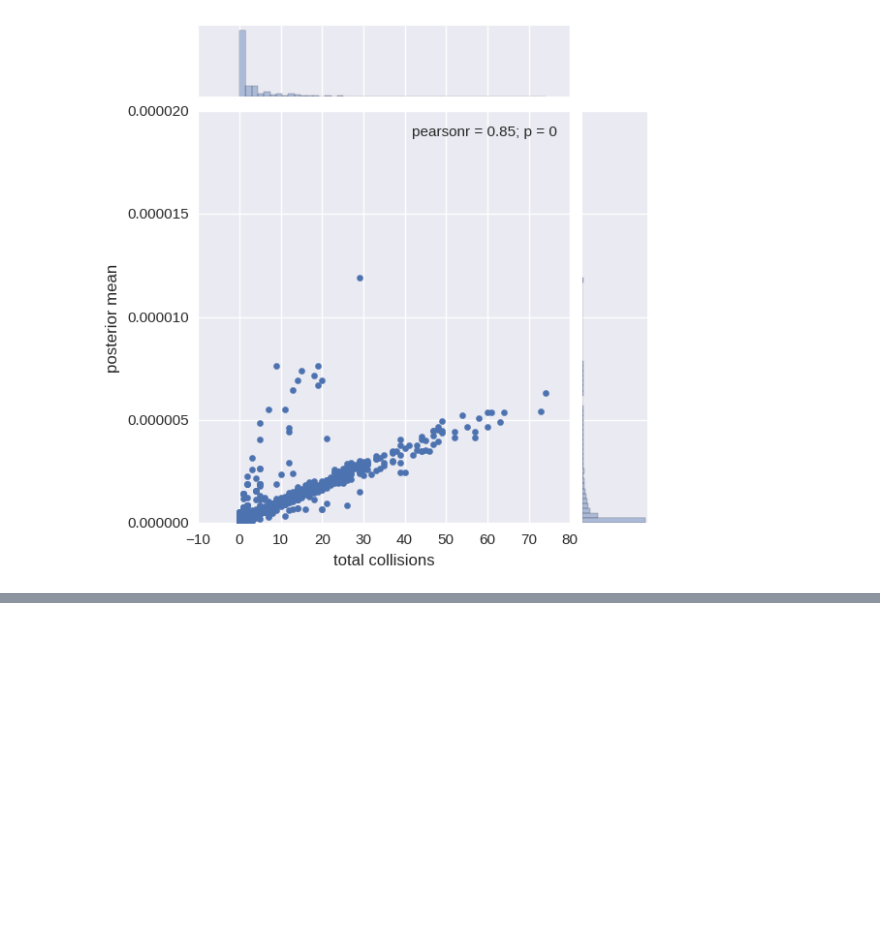
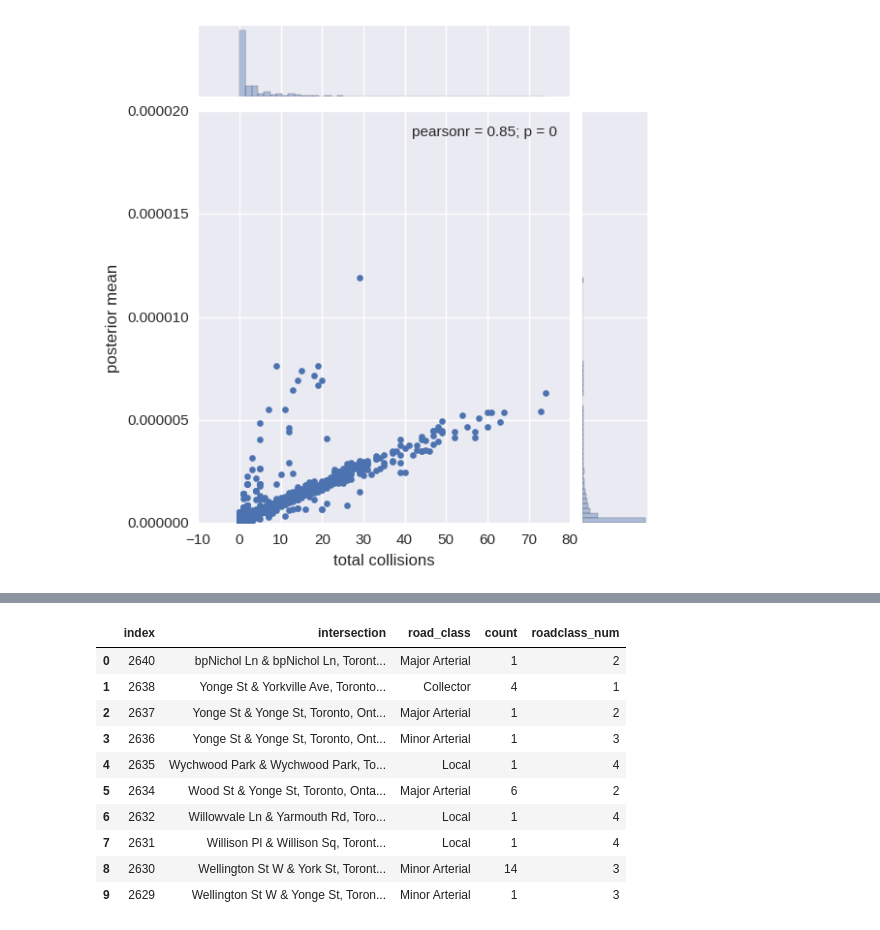
Before and after one commit to farfan92/SpringBoard-, a Jupyter notebook: CyclingProject.ipynb, the cells around one changed output, grey strips where cells are left out. Saved outputs shown, nothing was run; the diff lists cells and outputs as text; code cells hidden in the pictures; blank space fills up the shorter version.

```diff
--- a/CyclingProject.ipynb
+++ b/CyclingProject.ipynb
@@ -543,0 +649,28 @@ We will have a trained model to also compare prediction numbers. One hopes that
+# %%
+temp = result.replace(np.nan,-1)
+roadclass_df =temp.groupby(['intersection']+['road_class']) \
+            .size().to_frame('count') \
+            .reset_index().sort_values('intersection',ascending=False)
+
+#roadclass_df['road_class'] =roadclass_df['road_class'].fillna(value =elevatio_df)
+roadclass_df = roadclass_df.sort_values('count', ascending=False)
+roadclass_df = roadclass_df.replace(np.nan,-1)
+roadclass_dict = {'Collector':1, 'Major Arterial':2,'Minor Arterial':3,'Local':4, 'Laneway':5, 'Private Property':5}
+roadclass_df['roadclass_num'] = roadclass_df['road_class'].map(roadclass_dict)
+roadclass_df = roadclass_df.sort_values(by = ['intersection','roadclass_num'], ascending = True)
+roadclass_df = roadclass_df.drop_duplicates(subset='intersection', keep='first')
+roadclass_df = roadclass_df.sort_values(by='intersection', ascending= False)
+# %%
+temp = result.replace(np.nan,'unrecorded')
+elevatio_df =temp.groupby(['intersection']+['elevatio10']) \
+            .size().to_frame('count') \
+            .reset_index().sort_values('intersection',ascending=False)
+
+elevatio10_dict = {'Major':'Major Arterial', 'Minor':'Minor Arterial','Laneway':'Local'}
+elevatio_df['intersection_type']= elevatio_df['elevatio10'].map(elevatio10_dict)
+
+elevatio_df = elevatio_df.sort_values(by = ['intersection','intersection_type'], ascending = True)
+elevatio_df = elevatio_df.drop_duplicates(subset='intersection', keep='first')
+elevatio_df = elevatio_df.sort_values(by='intersection', ascending= False)
+elevatio_df.reset_index(inplace = True)
+elevatio10 = elevatio_df['intersection_type']
@@ -543,0 +747,14 @@ We will have a trained model to also compare prediction numbers. One hopes that
+# %%
+roadclass_df.head((10))
+# %% [output]
+|  | index | intersection | road_class | count | roadclass_num |
+| 0 | 2640 | bpNichol Ln & bpNichol Ln, Toront... | Major Arterial | 1 | 2 |
+| 1 | 2638 | Yonge St & Yorkville Ave, Toronto... | Collector | 4 | 1 |
+| 2 | 2637 | Yonge St & Yonge St, Toronto, Ont... | Major Arterial | 1 | 2 |
+| 3 | 2636 | Yonge St & Yonge St, Toronto, Ont... | Minor Arterial | 1 | 3 |
+| 4 | 2635 | Wychwood Park & Wychwood Park, To... | Local | 1 | 4 |
+| 5 | 2634 | Wood St & Yonge St, Toronto, Onta... | Major Arterial | 6 | 2 |
+| 6 | 2632 | Willowvale Ln & Yarmouth Rd, Toro... | Local | 1 | 4 |
+| 7 | 2631 | Willison Pl & Willison Sq, Toront... | Local | 1 | 4 |
+| 8 | 2630 | Wellington St W & York St, Toront... | Minor Arterial | 14 | 3 |
+| 9 | 2629 | Wellington St W & Yonge St, Toron... | Minor Arterial | 1 | 3 |
```
Also changed, not shown: parts of 27 cells of this notebook.
